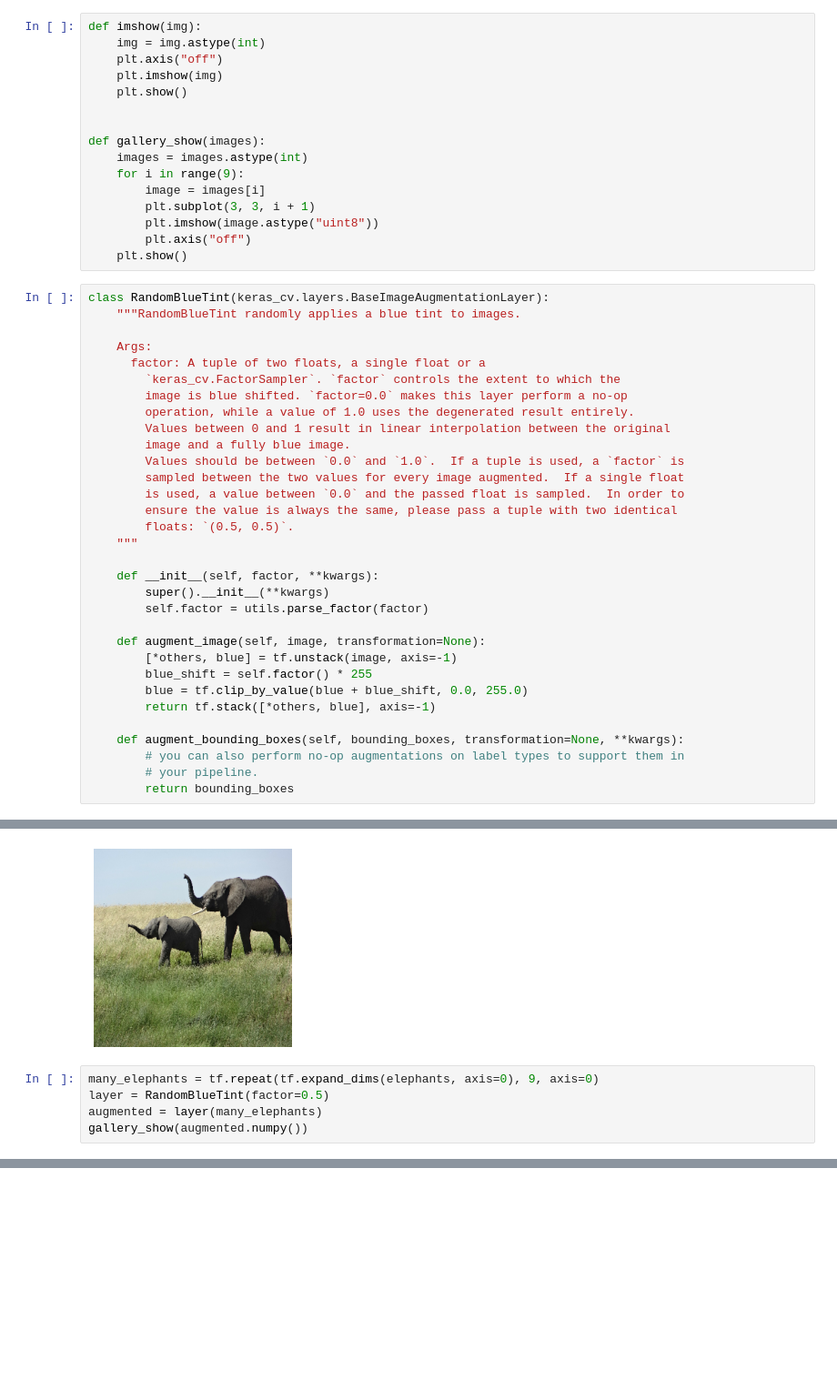
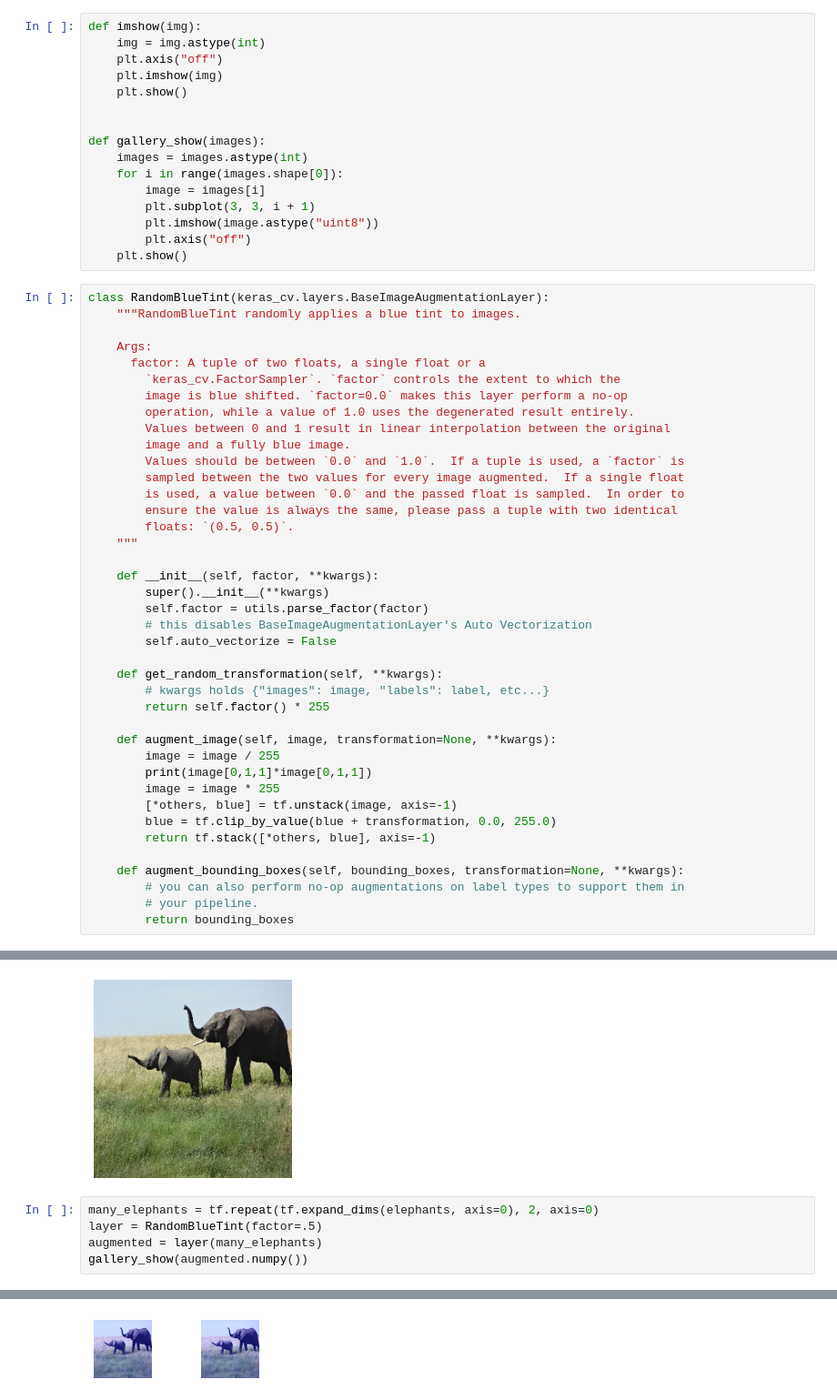
Before and after one commit to currymike123/Thesis_LDR, a Jupyter notebook: Research/Keras_Aug.ipynb, the cells around one changed output, grey strips where cells are left out. Shown at 91% size. Saved outputs shown, nothing was run; the diff lists cells and outputs as text; blank space fills up the shorter version.

Commit message:
Creating Keras augmentation layer

```diff
--- a/Research/Keras_Aug.ipynb
+++ b/Research/Keras_Aug.ipynb
@@ -18,7 +18,7 @@ def imshow(img):
 
 def gallery_show(images):
     images = images.astype(int)
-    for i in range(9):
+    for i in range(images.shape[0]):
         image = images[i]
         plt.subplot(3, 3, i + 1)
         plt.imshow(image.astype("uint8"))
@@ -45,11 +45,19 @@ class RandomBlueTint(keras_cv.layers.BaseImageAugmentationLayer):
     def __init__(self, factor, **kwargs):
         super().__init__(**kwargs)
         self.factor = utils.parse_factor(factor)
+        # this disables BaseImageAugmentationLayer's Auto Vectorization
+        self.auto_vectorize = False
 
-    def augment_image(self, image, transformation=None):
+    def get_random_transformation(self, **kwargs):
+        # kwargs holds {"images": image, "labels": label, etc...}
+        return self.factor() * 255
+
+    def augment_image(self, image, transformation=None, **kwargs):
+        image = image / 255
+        print(image[0,1,1]*image[0,1,1])
+        image = image * 255
         [*others, blue] = tf.unstack(image, axis=-1)
-        blue_shift = self.factor() * 255
-        blue = tf.clip_by_value(blue + blue_shift, 0.0, 255.0)
+        blue = tf.clip_by_value(blue + transformation, 0.0, 255.0)
         return tf.stack([*others, blue], axis=-1)
 
     def augment_bounding_boxes(self, bounding_boxes, transformation=None, **kwargs):
@@ -67,8 +75,8 @@ imshow(elephants)
 # %% [output]
 [figure]
 # %%
-many_elephants = tf.repeat(tf.expand_dims(elephants, axis=0), 9, axis=0)
-layer = RandomBlueTint(factor=0.5)
+many_elephants = tf.repeat(tf.expand_dims(elephants, axis=0), 2, axis=0)
+layer = RandomBlueTint(factor=.5)
 augmented = layer(many_elephants)
 gallery_show(augmented.numpy())
 # %% [output]
@@ -78,0 +85 @@ in user code:
+[figure, added]
```
Also changed, not shown: parts of 1 cell of this notebook.
